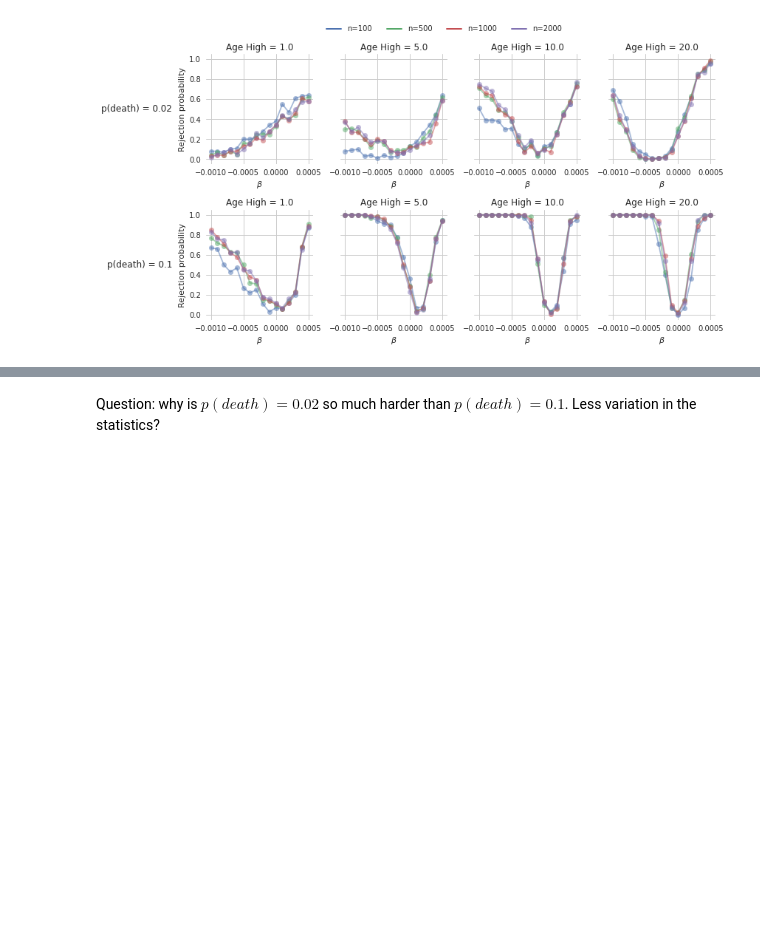
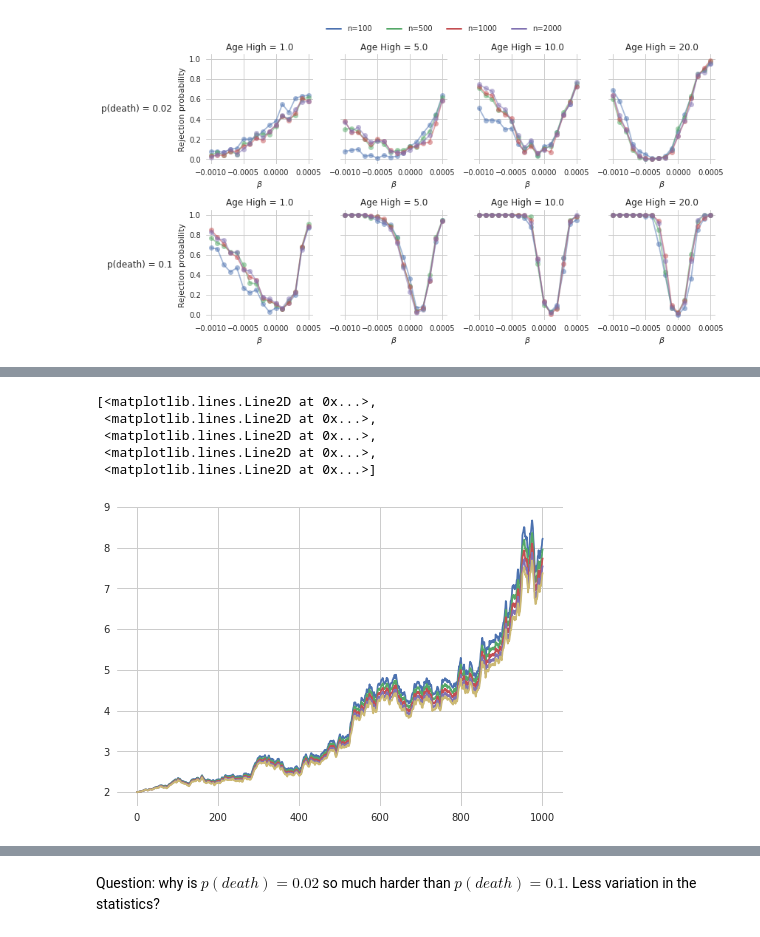
Before and after one commit to annenna4/Interplay-between-age-structure-and-cultural-transmission, a Jupyter notebook: notebooks/scenario-analysis.ipynb, the cells around one changed output, grey strips where cells are left out. Saved outputs shown, nothing was run; the diff lists cells and outputs as text; code cells hidden in the pictures; blank space fills up the shorter version.

```diff
--- a/notebooks/scenario-analysis.ipynb
+++ b/notebooks/scenario-analysis.ipynb
@@ -438,0 +561,3 @@ plt.savefig("../plots/scenario3-rejection.png",
+# %%
+results = np.array(results)
+results = np.squeeze(results, 1)
@@ -438,0 +584,9 @@ plt.savefig("../plots/scenario3-rejection.png",
+# %%
+plt.plot(results[:, -5:])
+# %% [output]
+[<matplotlib.lines.Line2D at 0x...>,
+ <matplotlib.lines.Line2D at 0x...>,
+ <matplotlib.lines.Line2D at 0x...>,
+ <matplotlib.lines.Line2D at 0x...>,
+ <matplotlib.lines.Line2D at 0x...>]
+[figure, added]
```
Also changed, not shown: parts of 42 cells of this notebook, 4 other files.
